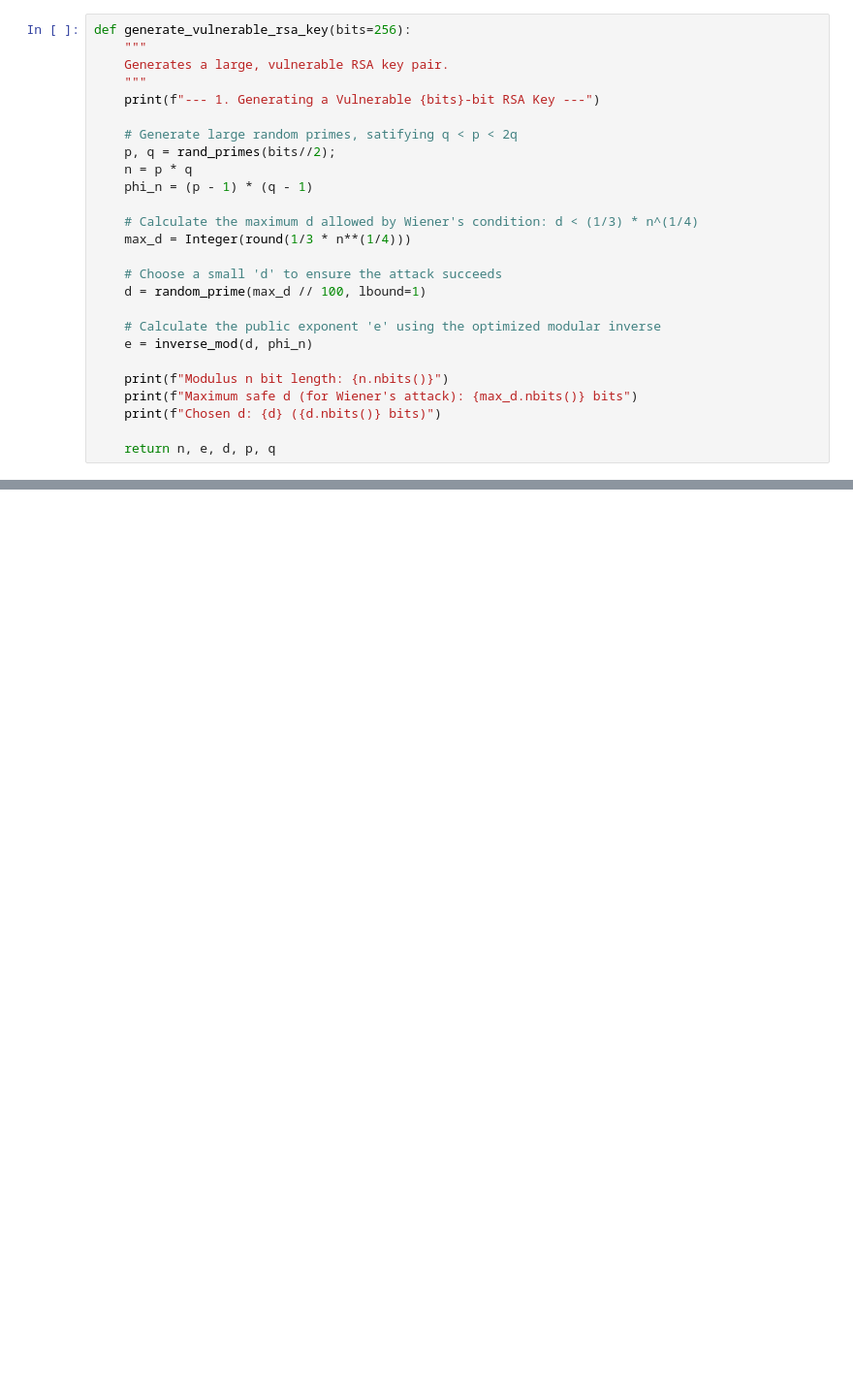
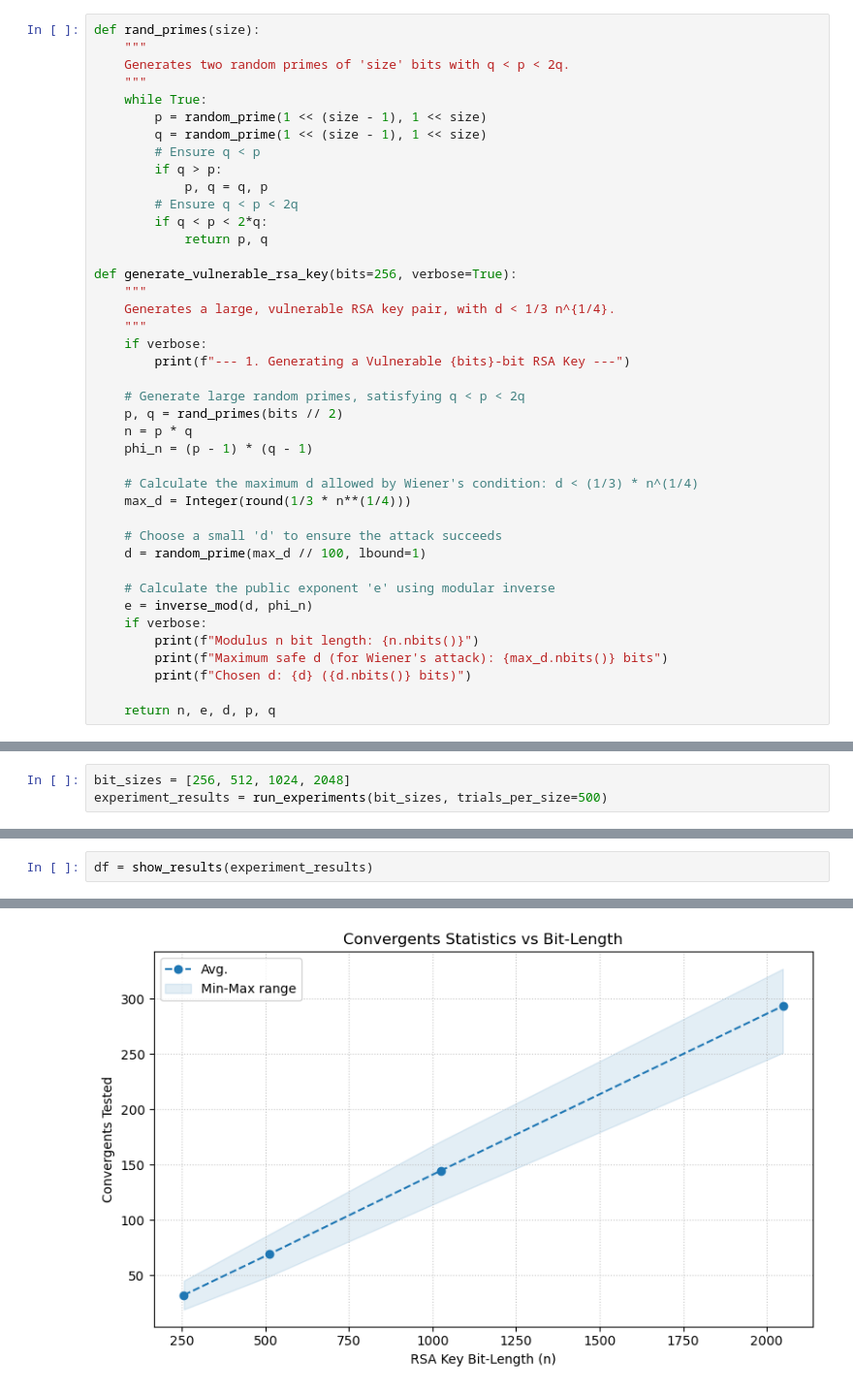
Before and after one commit to l1uk/RSA-wiener-attack, a Jupyter notebook: Wiener_POC.ipynb, the cells around one changed output, grey strips where cells are left out. Shown: that part at 97% size. Saved outputs shown, nothing was run; the diff lists cells and outputs as text; blank space fills up the shorter version.

```diff
--- a/Wiener_POC.ipynb
+++ b/Wiener_POC.ipynb
@@ -12,12 +1,27 @@ def rand_primes(size):
 # %%
-def generate_vulnerable_rsa_key(bits=256):
+def rand_primes(size):
     """
-    Generates a large, vulnerable RSA key pair.
+    Generates two random primes of 'size' bits with q < p < 2q.
     """
-    print(f"--- 1. Generating a Vulnerable {bits}-bit RSA Key ---")
+    while True:
+        p = random_prime(1 << (size - 1), 1 << size)
+        q = random_prime(1 << (size - 1), 1 << size)
+        # Ensure q < p
+        if q > p:
+            p, q = q, p
+        # Ensure q < p < 2q
+        if q < p < 2*q:
+            return p, q
 
-    # Generate large random primes, satifying q < p < 2q
-    p, q = rand_primes(bits//2);
+def generate_vulnerable_rsa_key(bits=256, verbose=True):
+    """
+    Generates a large, vulnerable RSA key pair, with d < 1/3 n^{1/4}.
+    """
+    if verbose:
+        print(f"--- 1. Generating a Vulnerable {bits}-bit RSA Key ---")
+
+    # Generate large random primes, satisfying q < p < 2q
+    p, q = rand_primes(bits // 2)
     n = p * q
     phi_n = (p - 1) * (q - 1)
 
@@ -27,12 +31,12 @@ def generate_vulnerable_rsa_key(bits=256):
     # Choose a small 'd' to ensure the attack succeeds
     d = random_prime(max_d // 100, lbound=1)
 
-    # Calculate the public exponent 'e' using the optimized modular inverse
+    # Calculate the public exponent 'e' using modular inverse
     e = inverse_mod(d, phi_n)
-
-    print(f"Modulus n bit length: {n.nbits()}")
-    print(f"Maximum safe d (for Wiener's attack): {max_d.nbits()} bits")
-    print(f"Chosen d: {d} ({d.nbits()} bits)")
+    if verbose:
+        print(f"Modulus n bit length: {n.nbits()}")
+        print(f"Maximum safe d (for Wiener's attack): {max_d.nbits()} bits")
+        print(f"Chosen d: {d} ({d.nbits()} bits)")
 
     return n, e, d, p, q
 # %%
@@ -146,0 +221,3 @@ d_found matches inverse: True
+# %%
+bit_sizes = [256, 512, 1024, 2048]
+experiment_results = run_experiments(bit_sizes, trials_per_size=500)
@@ -146,0 +242,3 @@ d_found matches inverse: True
+# %%
+df = show_results(experiment_results)
+# %% [output]
@@ -146,0 +252 @@ d_found matches inverse: True
+[figure, added]
```
Also changed, not shown: parts of 7 cells of this notebook.
